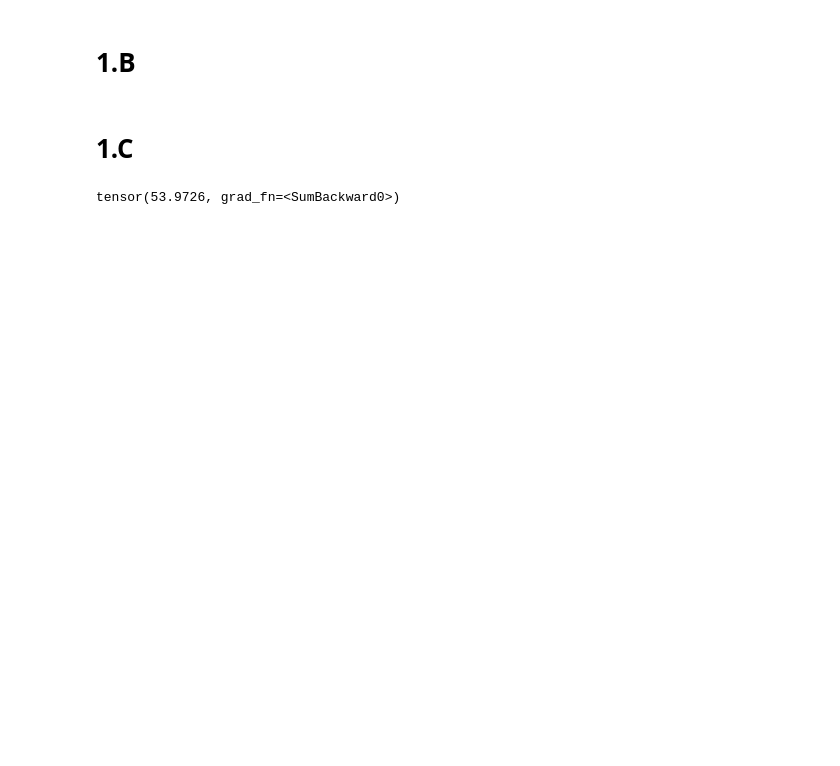
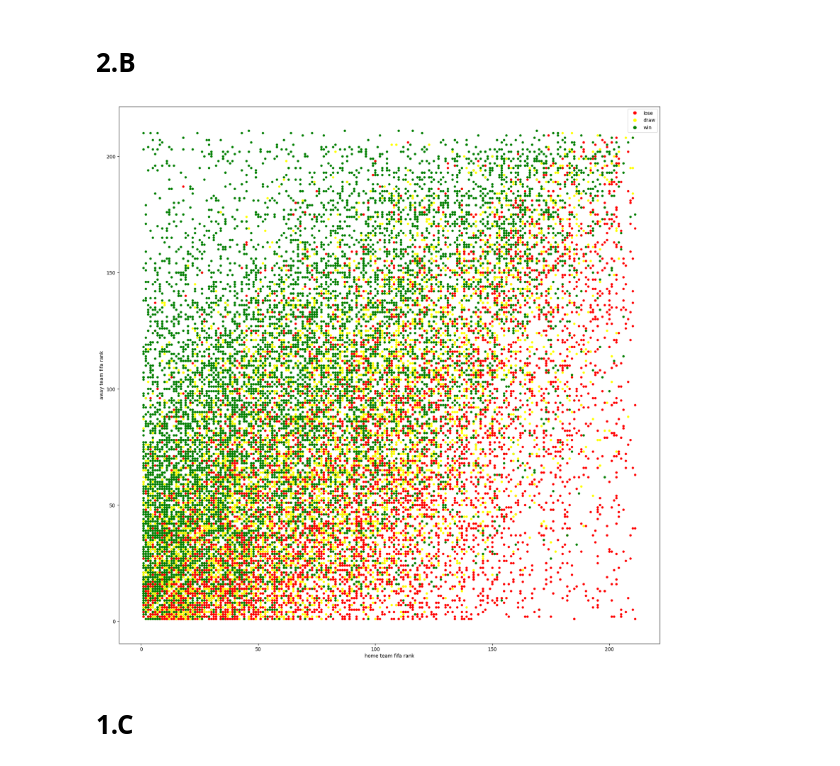
Before and after one commit to Sajad-Hosseini/Deep-learning, a Jupyter notebook: HW2/Codes/DL2022_HW2_P2.ipynb, the cells around one changed output. Cells and saved outputs as stored; diff of their text form; code cells hidden in the pictures; blank space fills up the shorter version.

```diff
--- a/HW2/Codes/DL2022_HW2_P2.ipynb
+++ b/HW2/Codes/DL2022_HW2_P2.ipynb
@@ -36,0 +21,3 @@ for i in range(10):
+# %%
+df = pd.read_csv('./data/international_matches.csv')
+df.tail(10)
@@ -37,2 +37,2 @@ for i in range(10):
 # %% [markdown]
-# 1.B
+# 2.B
@@ -65,2 +39,18 @@ model = NeuralNetwork(h)
+# %%
+x1 = df['home_team_fifa_rank'].to_numpy()
+x2 = df['away_team_fifa_rank'].to_numpy()
+y = df['home_team_result']
+c = np.zeros(len(y))
+c[y == 'Lose'] = -1
+c[y == 'Draw'] = 0
+c[y == 'Win'] = 1
+fig = plt.figure(figsize=(20,20))
+scatter = plt.scatter(x1, x2, s=15,  c=c, cmap=cmap(['red','yellow','green']))
+plt.xlabel('home team fifa rank')
+plt.ylabel('away team fifa rank')
+plt.legend(handles=scatter.legend_elements()[0], labels=['lose','draw','win'])
+plt.show()
+# %% [output]
+[figure, added]
 # %% [markdown]
 # 1.C
@@ -120,4 +56,0 @@ e = train(model, training_data, W, b, batch_size, epoch, k, n, learning_rate)
-# %%
-e
-# %% [output]
-tensor(53.9726, grad_fn=<SumBackward0>)
```
Also changed, not shown: parts of 25 cells of this notebook.
